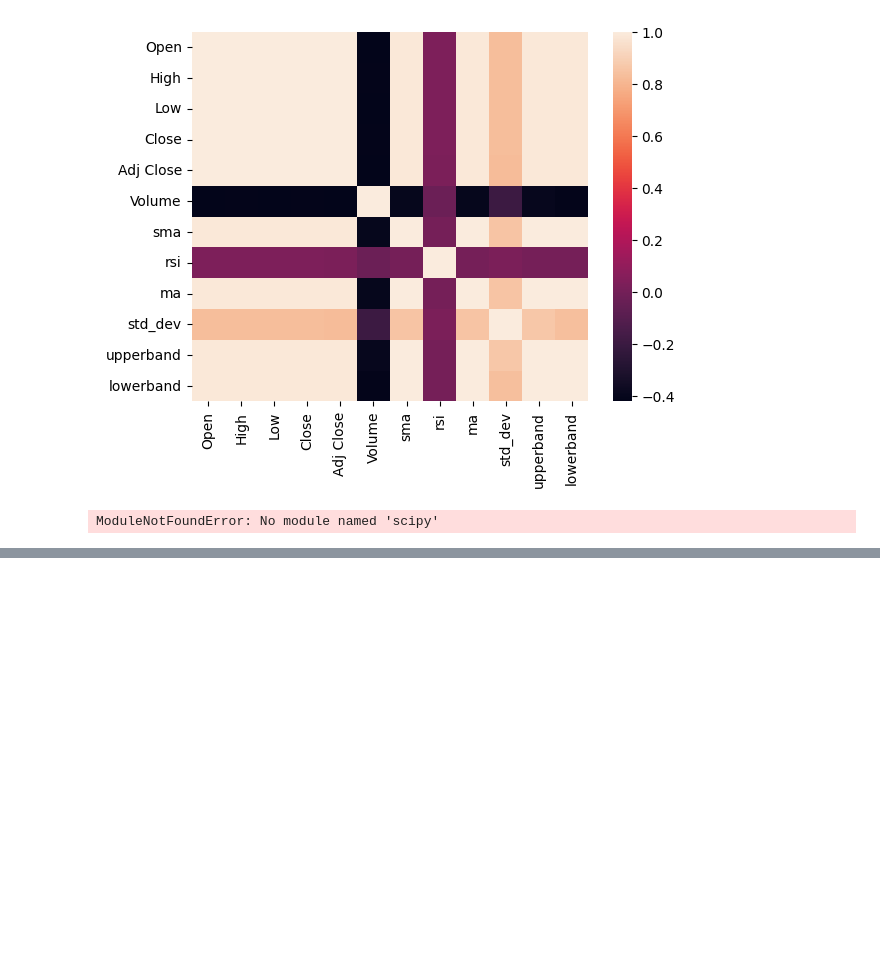
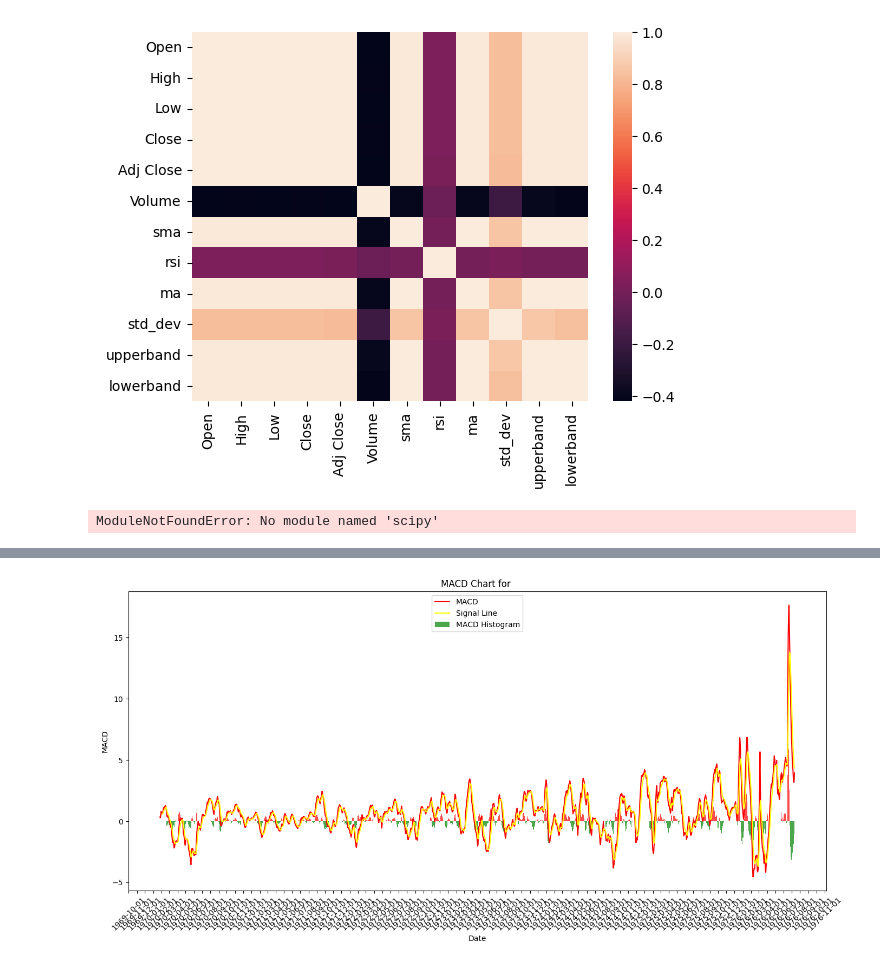
Before and after one commit to LariHong/LariHong_window, a Jupyter notebook: test.ipynb, the cells around one changed output, grey strips where cells are left out. Saved outputs shown, nothing was run; the diff lists cells and outputs as text; code cells hidden in the pictures; blank space fills up the shorter version.

```diff
--- a/test.ipynb
+++ b/test.ipynb
@@ -300,3 +300,10 @@ month_datas=data.drop(columns=['Date'])
 month_datas.corr('kendall')
 # %% [output]
 ModuleNotFoundError: No module named 'scipy'
+# %%
+import pandas as pd
+import matplotlib.pyplot as plt
+
+df = pd.read_csv('data.csv')
+
+print(df)
@@ -302,0 +328,49 @@ ModuleNotFoundError: No module named 'scipy'
+# %%
+# 計算MACD指標的函數
+def calculate_macd(df, short_window=12, long_window=26, signal_window=9):
+    df['EMA12'] = df['Close'].ewm(span=short_window, min_periods=short_window, adjust=False).mean()
+    df['EMA26'] = df['Close'].ewm(span=long_window, min_periods=long_window, adjust=False).mean()
+    df['MACD'] = df['EMA12'] - df['EMA26']
+    df['Signal_Line'] = df['MACD'].ewm(span=signal_window, min_periods=signal_window, adjust=False).mean()
+    df['MACD_Histogram'] = df['MACD'] - df['Signal_Line']
+    return df
+
+# 調用計算MACD指標的函數
+data = calculate_macd(df)
+# %%
+#MACD
+import pandas as pd
+import numpy as np
+import matplotlib.pyplot as plt
+import matplotlib.dates as mdates
+import yfinance as yf  # 或者使用其他的金融資料源
+
+
+# 繪製MACD圖表
+plt.figure(figsize=(14, 7))
+
+# 繪製快速線（MACD line），紅色
+plt.plot(data.index, data['MACD'], color='red', label='MACD')
+
+# 繪製信號線（Signal line），黃色
+plt.plot(data.index, data['Signal_Line'], color='yellow', label='Signal Line')
+
+# 繪製柱狀圖（Histogram），高為紅色，低為綠色
+plt.bar(data.index, data['MACD_Histogram'], width=0.7, color=np.where(data['MACD_Histogram'] >= 0, 'red', 'green'), alpha=0.7, label='MACD Histogram')
+
+# 添加圖表元素和標籤
+plt.title('MACD Chart for ')
+plt.xlabel('Date')
+plt.ylabel('MACD')
+plt.legend()
+
+# 設置x軸為時間格式
+plt.gca().xaxis.set_major_formatter(mdates.DateFormatter('%Y-%m-%d'))
+plt.gca().xaxis.set_major_locator(mdates.MonthLocator())
+plt.xticks(rotation=45)
+
+# 顯示圖表
+plt.tight_layout()
+plt.show()
+# %% [output]
+[figure, added]
```
Also changed, not shown: parts of 2 cells of this notebook, 7 other files.
